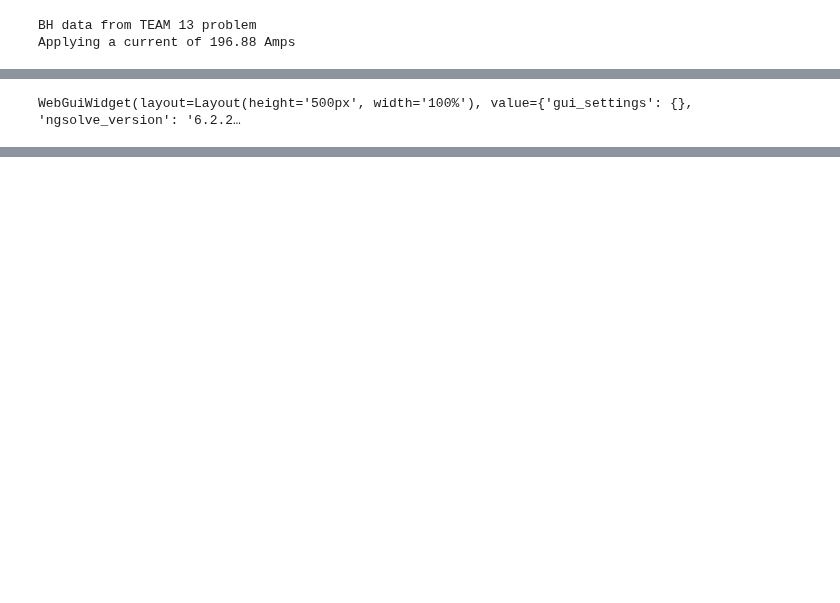
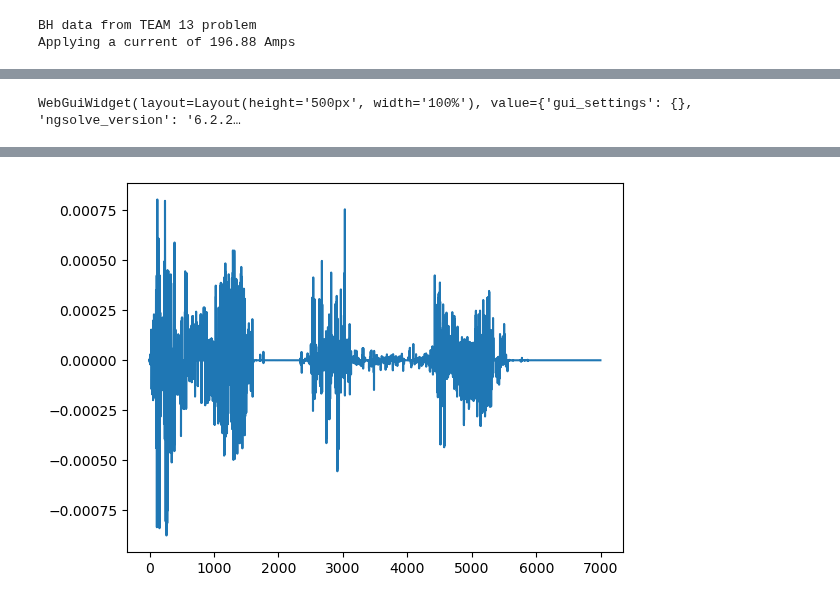
Before and after one commit to radu-bogdan/fem, a Jupyter notebook: PROJECTS/TEAM/ngsimpl/nonlinear/newtonPaper3D_conv.ipynb, the cells around one changed output, grey strips where cells are left out. Drawn from its saved outputs; the diff is of its cells as text; code cells hidden in the pictures; blank space fills up the shorter version.

```diff
--- a/PROJECTS/TEAM/ngsimpl/nonlinear/newtonPaper3D_conv.ipynb
+++ b/PROJECTS/TEAM/ngsimpl/nonlinear/newtonPaper3D_conv.ipynb
@@ -42,8 +43,10 @@ deg = 2
 ngmesh = geoOCC.GenerateMesh()
 mesh = ngs.Mesh(ngmesh)
 
-HCurl = ngs.HCurl(mesh, order = deg, autoupdate = True, nograds = True, dirichlet = 'outer_face|coil_plus_face|coil_minus_face|stator_face')
-HDiv = ngs.HDiv(mesh, order = deg, autoupdate = True)
+HCurl = ngs.HCurl(mesh, order = deg, nograds = True, dirichlet = 'outer_face|coil_plus_face|coil_minus_face|stator_face')
+HCurlN = ngs.HCurl(mesh, order = deg)
+V3L2 = ngs.HDiv(mesh, order = deg-1)
+VL2 = ngs.L2(mesh, order = deg-1)
 
 # A = []; B = []; it = [];
 # for i in range(levels):
@@ -55,7 +58,7 @@ HDiv = ngs.HDiv(mesh, order = deg, autoupdate = True)
 #     Ai = ngs.GridFunction(HCurl, autoupdate = True, nested = True)
 #     Ai, Bi, iti = solve(HCurl,Ai,mesh,deg,J,fun_w,fun_dw,fun_ddw)
 
-#     Bi = ngs.GridFunction(HDiv, autoupdate = True, nested = True)
+#     Bi = ngs.GridFunction(V3L2, autoupdate = True, nested = True)
 #     with ngs.TaskManager(): Bi.Set(ngs.curl(Ai))
 
 #     clipping = { "function" : True, "z" : -0.4}
@@ -69,38 +72,71 @@ HDiv = ngs.HDiv(mesh, order = deg, autoupdate = True)
 
 #     if i!= levels-1: mesh.Refine()
 
+
+
 J = mesh.MaterialCF({'coil_plus': (0,0,strom), 'coil_minus': (0,0,-strom), 'stator': (0,0,0)}, default = (0,0,0))
 A0 = ngs.GridFunction(HCurl)
 A0, it0 = solve(HCurl,A0,mesh,deg,J,fun_w,fun_dw,fun_ddw)
-B0 = ngs.GridFunction(HDiv, nested = True)
-with ngs.TaskManager(): B0.Set(ngs.curl(A0), bonus_intorder=4)
+
+# A00 = ngs.GridFunction(HCurlN, nested = False, autoupdate = False)
+# A00.Set(deepcopy(A0))
+
+B0 = ngs.GridFunction(V3L2)
+with ngs.TaskManager(): B0.Set(ngs.curl(A0))
 
 clipping = { "function" : True, "z" : -0.4}
 # with ngs.TaskManager(): Draw(B0, mesh, clipping = clipping)
 with ngs.TaskManager(): Draw(B0, mesh, clipping = clipping)
-mesh.Refine()
+
+# data_B0 = B0.vec.data.FV().NumPy()
+# plt.figure()
+# plt.plot(data_B0)
+# print(data_B0.shape,mesh.ne)
 
 
-J = mesh.MaterialCF({'coil_plus': (0,0,strom), 'coil_minus': (0,0,-strom), 'stator': (0,0,0)}, default = (0,0,0))
-A1 = ngs.GridFunction(HCurl)
-A1, it1 = solve(HCurl,A1,mesh,deg,J,fun_w,fun_dw,fun_ddw)
-B1 = ngs.GridFunction(HDiv, nested = True)
-with ngs.TaskManager(): B1.Set(ngs.curl(A1))
-
-clipping = { "function" : True, "z" : -0.4}
-with ngs.TaskManager(): Draw(B1, mesh, clipping = clipping)
-mesh.Refine()
-
-J = mesh.MaterialCF({'coil_plus': (0,0,strom), 'coil_minus': (0,0,-strom), 'stator': (0,0,0)}, default = (0,0,0))
-A2 = ngs.GridFunction(HCurl)
-A2, it1 = solve(HCurl,A2,mesh,deg,J,fun_w,fun_dw,fun_ddw)
-B2 = ngs.GridFunction(HDiv, nested = True)
-with ngs.TaskManager(): B2.Set(ngs.curl(A2))
-
-clipping = { "function" : True, "z" : -0.4}
-with ngs.TaskManager(): Draw(B2, mesh, clipping = clipping)
+plt.figure()
+plt.plot(B0.vec.data.FV().NumPy())
 
 
-# clipping = { "function" : True, "z":-0.4}
-# Draw (ngs.curl(A), mesh, clipping = clipping)
+
+
+# J = mesh.MaterialCF({'coil_plus': (0,0,strom), 'coil_minus': (0,0,-strom), 'stator': (0,0,0)}, default = (0,0,0))
+# A1 = ngs.GridFunction(HCurl)
+# A1, it1 = solve(HCurl,A1,mesh,deg,J,fun_w,fun_dw,fun_ddw)
+# B1 = ngs.GridFunction(V3L2, nested = False, autoupdate = False)
+# with ngs.TaskManager(): B1.Set(ngs.curl(A1))
+
+# clipping = { "function" : True, "z" : -0.4}
+# with ngs.TaskManager(): Draw(B1, mesh, clipping = clipping)
+
+
+
+# data_B1 = B1.vec.data.FV().NumPy()
+# plt.figure()
+# plt.plot(data_B1)
+# print(data_B1.shape,mesh.ne)
+
+
+
+
+
+
+# B01 = ngs.GridFunction(VL2, nested = False)
+# with ngs.TaskManager(): B01.Set(B0[0])
+# clipping = { "function" : True, "z" : -0.4}
+# with ngs.TaskManager(): Draw(B01, mesh, clipping = clipping)
+
+
+
+
+
+# mesh.Refine()
+# J = mesh.MaterialCF({'coil_plus': (0,0,strom), 'coil_minus': (0,0,-strom), 'stator': (0,0,0)}, default = (0,0,0))
+# A2 = ngs.GridFunction(HCurl)
+# A2, it1 = solve(HCurl,A2,mesh,deg,J,fun_w,fun_dw,fun_ddw)
+# B2 = ngs.GridFunction(V3L2, nested = True)
+# with ngs.TaskManager(): B2.Set(ngs.curl(A2))
+
+# clipping = { "function" : True, "z" : -0.4}
+# with ngs.TaskManager(): Draw(B2, mesh, clipping = clipping)
 # %% [output]
@@ -112,0 +146 @@ WebGuiWidget(layout=Layout(height='500px', width='100%'), value={'gui_settings':
+[figure, added]
```
Also changed, not shown: parts of 14 cells of this notebook, 2 other files.
